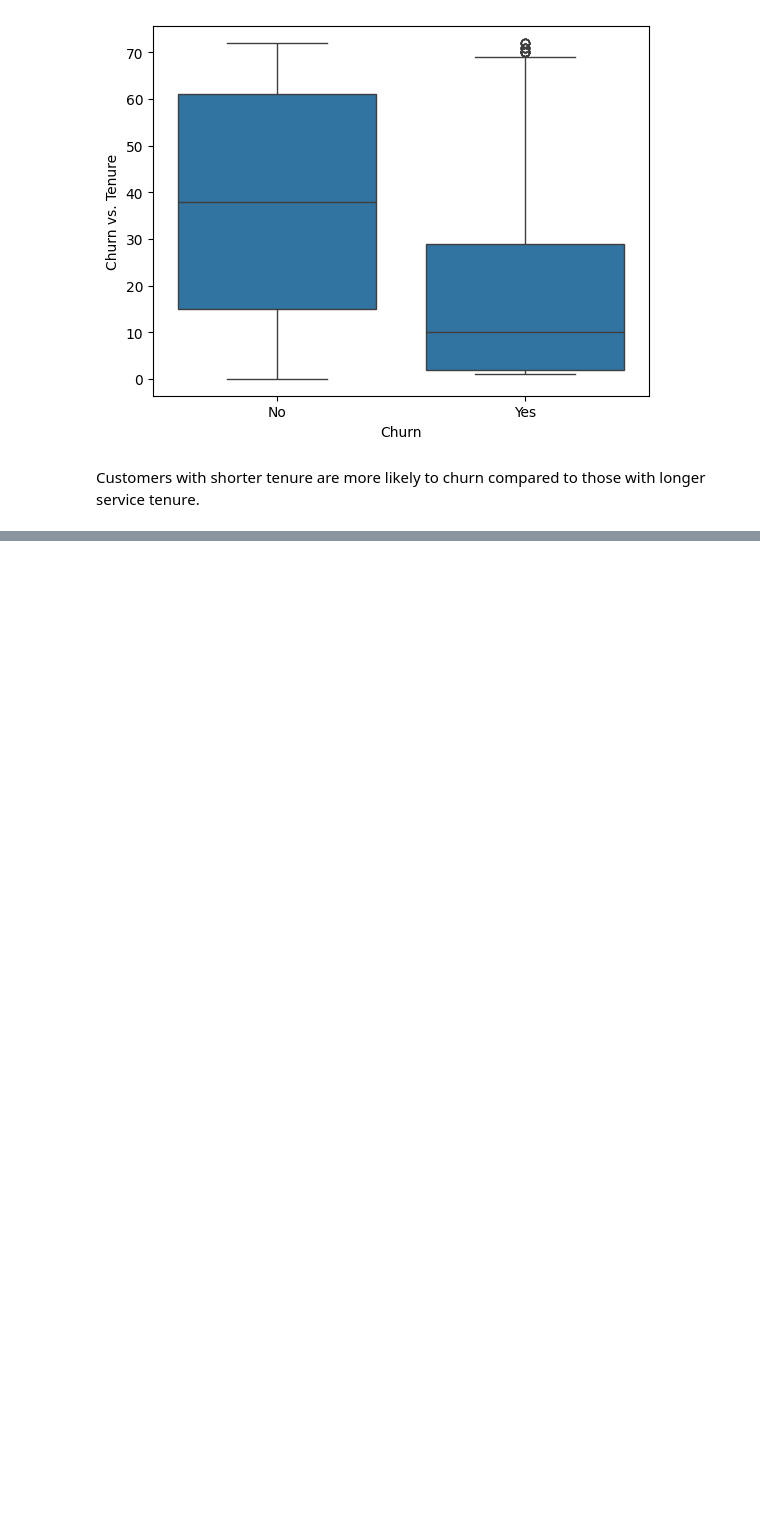
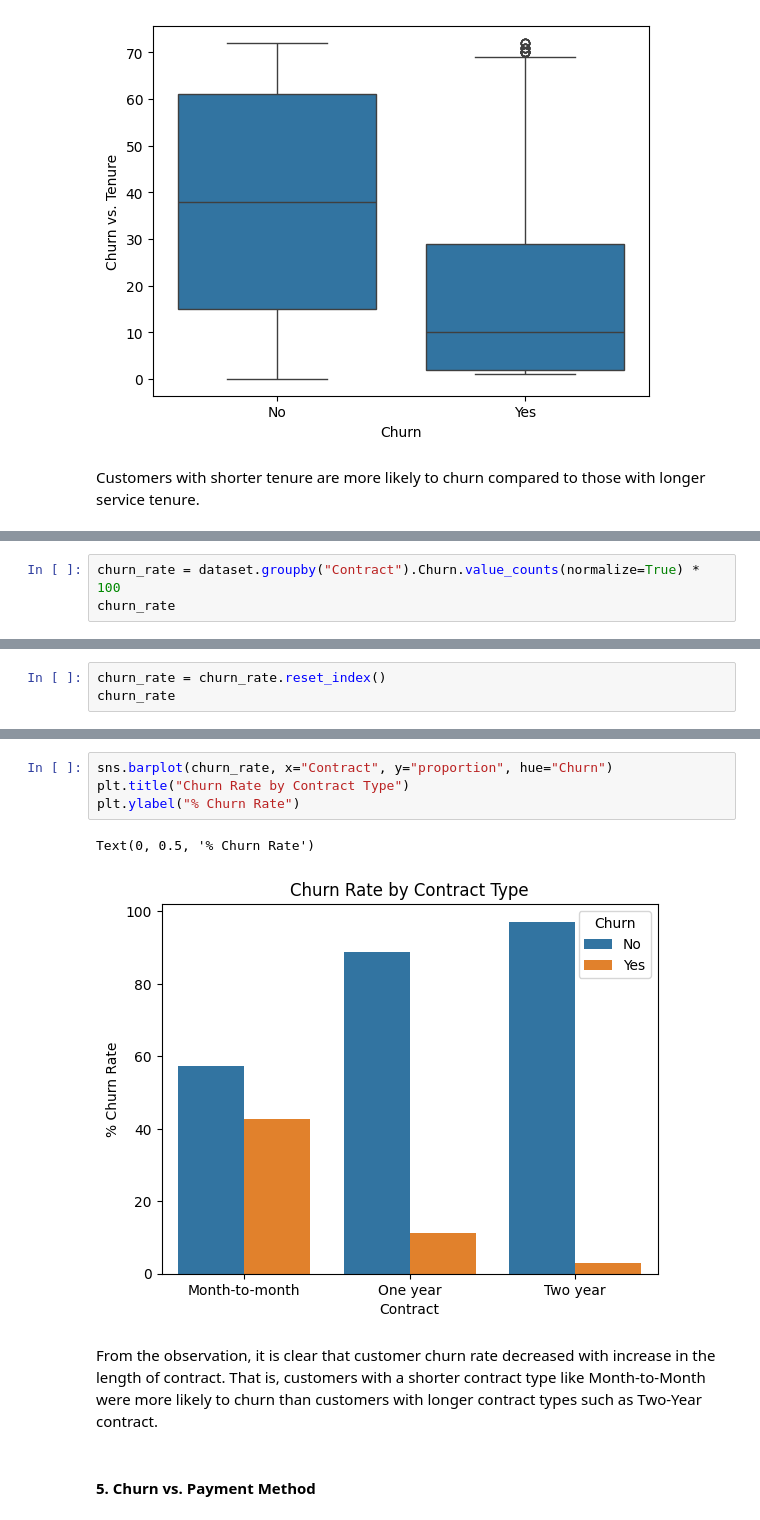
Before and after one commit to mut-rogers/customer_churn, a Jupyter notebook: churn.ipynb, the cells around one changed output, grey strips where cells are left out. Cells and saved outputs as stored; diff of their text form; blank space fills up the shorter version.

```diff
--- a/churn.ipynb
+++ b/churn.ipynb
@@ -448,0 +459,3 @@ Customers with shorter tenure are more likely to churn compared to those with lo
+# %%
+churn_rate = dataset.groupby("Contract").Churn.value_counts(normalize=True) * 100
+churn_rate
@@ -448,0 +471,3 @@ Customers with shorter tenure are more likely to churn compared to those with lo
+# %%
+churn_rate = churn_rate.reset_index()
+churn_rate
@@ -448,0 +482,11 @@ Customers with shorter tenure are more likely to churn compared to those with lo
+# %%
+sns.barplot(churn_rate, x="Contract", y="proportion", hue="Churn")
+plt.title("Churn Rate by Contract Type")
+plt.ylabel("% Churn Rate")
+# %% [output]
+Text(0, 0.5, '% Churn Rate')
+[figure, added]
+# %% [markdown]
+From the observation, it is clear that customer churn rate decreased with increase in the length of contract. That is, customers with a shorter contract type like Month-to-Month were more likely to churn than customers with longer contract types such as Two-Year contract.
+# %% [markdown]
+#### 5. Churn vs. Payment Method
```
Also changed, not shown: parts of 9 cells of this notebook.
